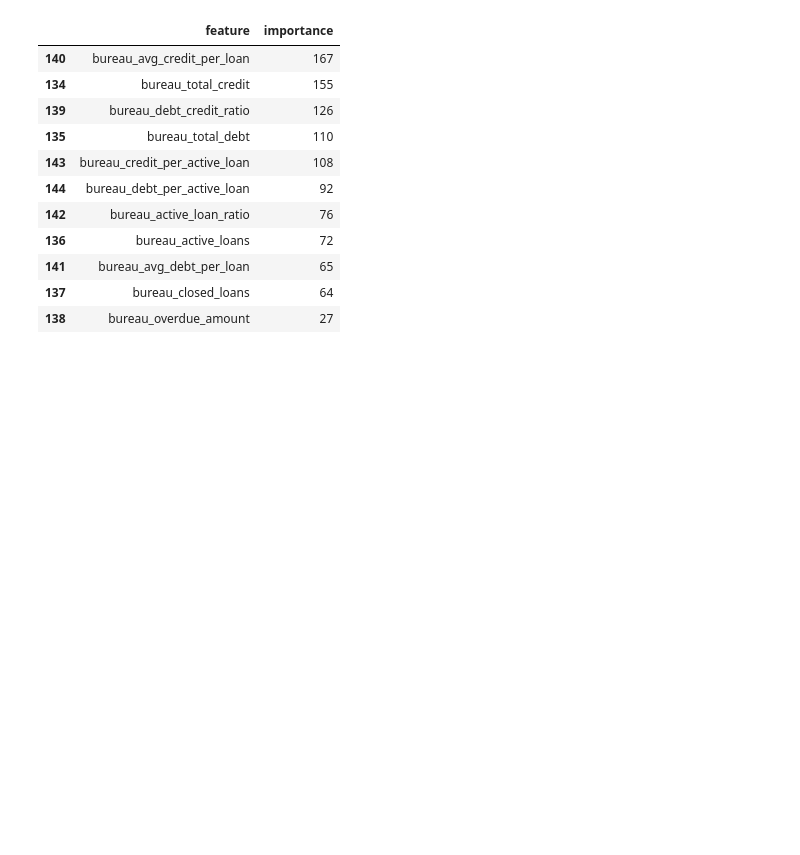
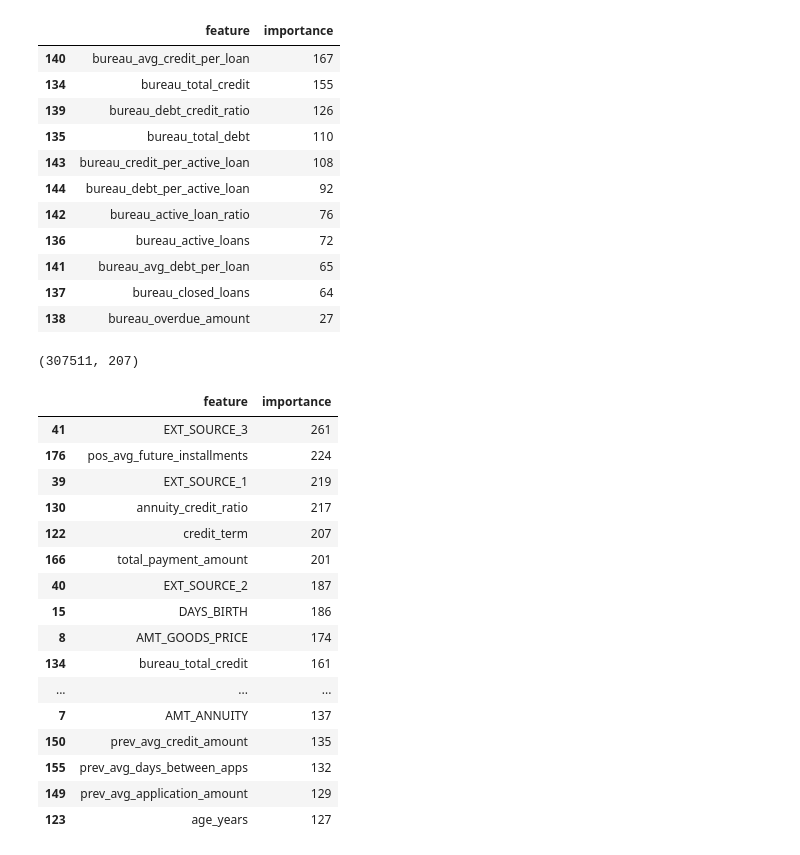
Before and after one commit to rabiadurgt/creditguard-ai, a Jupyter notebook: notebooks/03_feature_engineering.ipynb, the cells around one changed output. Cells and saved outputs as stored; diff of their text form; code cells hidden in the pictures; blank space fills up the shorter version.

```diff
--- a/notebooks/03_feature_engineering.ipynb
+++ b/notebooks/03_feature_engineering.ipynb
@@ -606,0 +617,41 @@ importance_df[
+# %%
+df = prepare_dataset(
+    "../data/processed/train_feature_store.parquet"
+)
+
+X = df.drop(columns=["TARGET"])
+
+feature_names = X.columns
+
+print(X.shape)
+# %% [output]
+(307511, 207)
+# %%
+model = joblib.load(
+    "../artifacts/models/lgbm_optuna_cv.pkl"
+)
+
+importance_df = get_feature_importance(
+    model,
+    feature_names
+)
+
+importance_df.head(20)
+# %% [output]
+|  | feature | importance |
+| 41 | EXT_SOURCE_3 | 261 |
+| 176 | pos_avg_future_installments | 224 |
+| 39 | EXT_SOURCE_1 | 219 |
+| 130 | annuity_credit_ratio | 217 |
+| 122 | credit_term | 207 |
+| 166 | total_payment_amount | 201 |
+| 40 | EXT_SOURCE_2 | 187 |
+| 15 | DAYS_BIRTH | 186 |
+| 8 | AMT_GOODS_PRICE | 174 |
+| 134 | bureau_total_credit | 161 |
+| ... | ... | ... |
+| 7 | AMT_ANNUITY | 137 |
+| 150 | prev_avg_credit_amount | 135 |
+| 155 | prev_avg_days_between_apps | 132 |
+| 149 | prev_avg_application_amount | 129 |
+| 123 | age_years | 127 |
```
Also changed, not shown: parts of 41 cells of this notebook, 16 other files.
